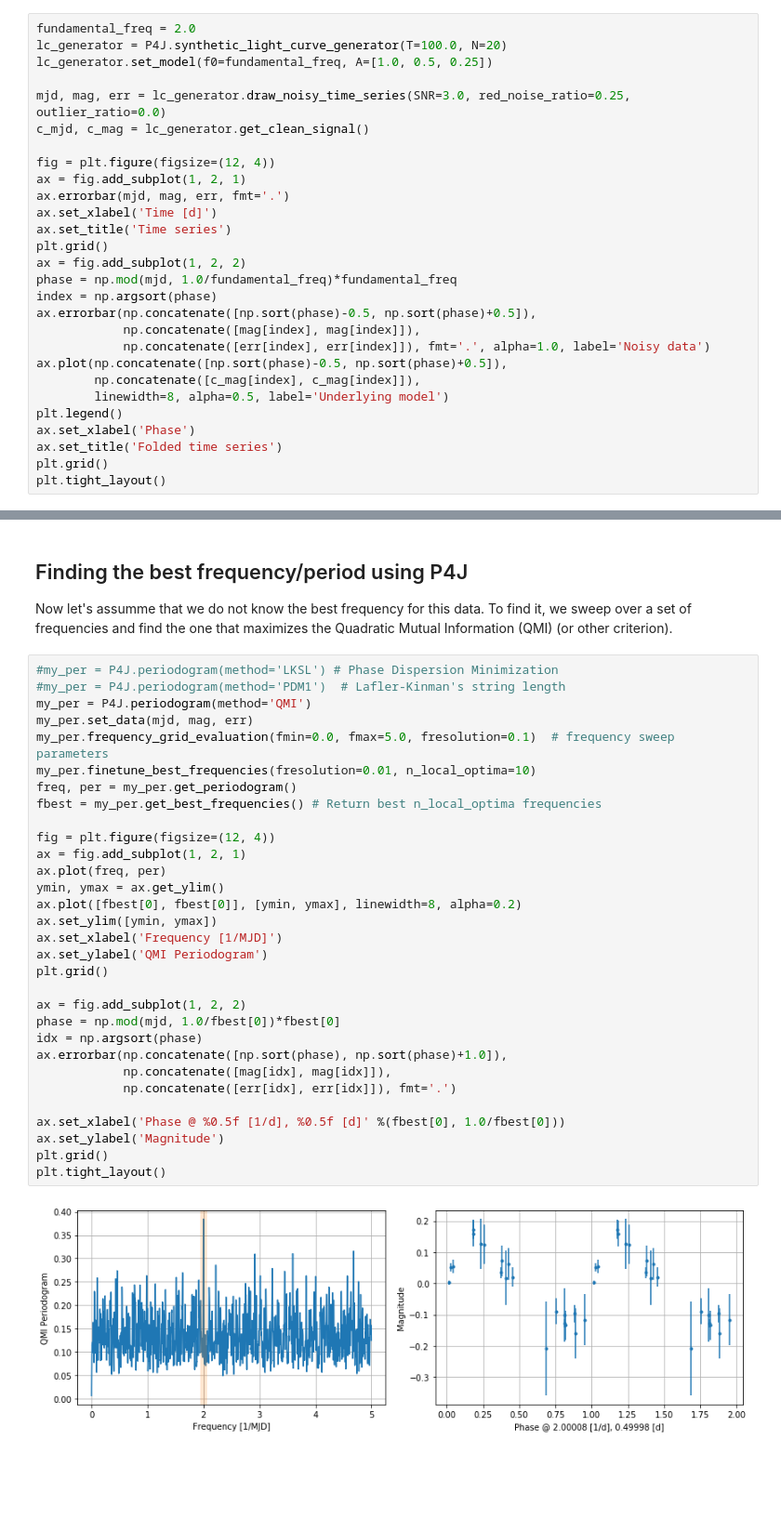
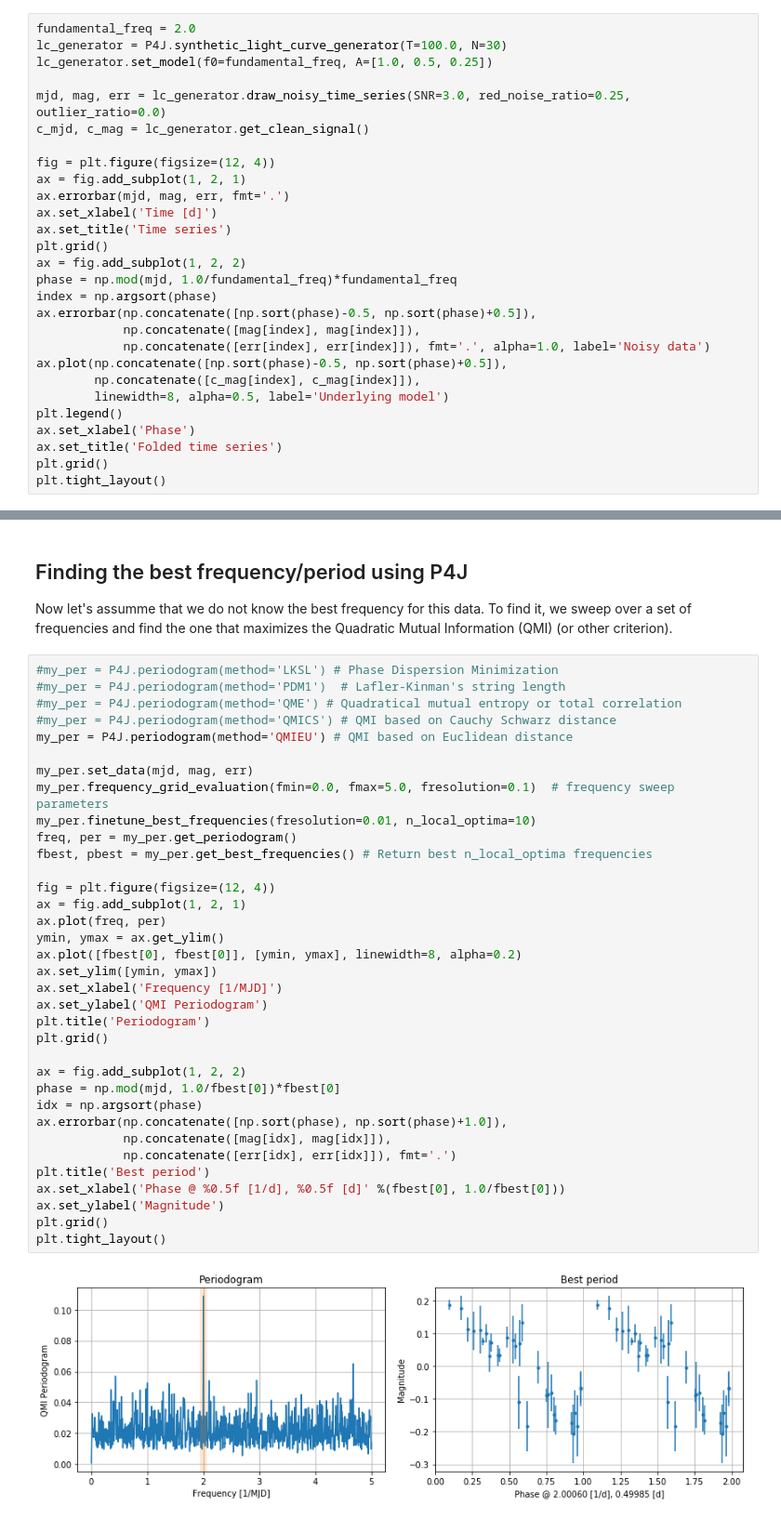
Before and after one commit to phuijse/P4J, a Jupyter notebook: examples/periodogram_demo.ipynb, the cells around one changed output, grey strips where cells are left out. Shown at 93% size. Saved outputs shown, nothing was run; the diff lists cells and outputs as text; blank space fills up the shorter version.

```diff
--- a/examples/periodogram_demo.ipynb
+++ b/examples/periodogram_demo.ipynb
@@ -13,7 +13,7 @@ import P4J
 We create an irregulary sampled time series using a harmonic model composed of three sine waves with an specified Signal to Noise Ratio SNR)
 # %%
 fundamental_freq = 2.0
-lc_generator = P4J.synthetic_light_curve_generator(T=100.0, N=20)
+lc_generator = P4J.synthetic_light_curve_generator(T=100.0, N=30)
 lc_generator.set_model(f0=fundamental_freq, A=[1.0, 0.5, 0.25])
 
 mjd, mag, err = lc_generator.draw_noisy_time_series(SNR=3.0, red_noise_ratio=0.25, outlier_ratio=0.0)
@@ -48,33 +48,37 @@ Now let's assumme that we do not know the best frequency for this data. To find
 # %%
 #my_per = P4J.periodogram(method='LKSL') # Phase Dispersion Minimization
 #my_per = P4J.periodogram(method='PDM1')  # Lafler-Kinman's string length
-my_per = P4J.periodogram(method='QMI')
+#my_per = P4J.periodogram(method='QME') # Quadratical mutual entropy or total correlation
+#my_per = P4J.periodogram(method='QMICS') # QMI based on Cauchy Schwarz distance
+my_per = P4J.periodogram(method='QMIEU') # QMI based on Euclidean distance
+
 my_per.set_data(mjd, mag, err)
 my_per.frequency_grid_evaluation(fmin=0.0, fmax=5.0, fresolution=0.1)  # frequency sweep parameters
 my_per.finetune_best_frequencies(fresolution=0.01, n_local_optima=10)
 freq, per = my_per.get_periodogram()
-fbest = my_per.get_best_frequencies() # Return best n_local_optima frequencies
+fbest, pbest = my_per.get_best_frequencies() # Return best n_local_optima frequencies
 
 fig = plt.figure(figsize=(12, 4))
 ax = fig.add_subplot(1, 2, 1)
 ax.plot(freq, per)
 ymin, ymax = ax.get_ylim()
 ax.plot([fbest[0], fbest[0]], [ymin, ymax], linewidth=8, alpha=0.2)
 ax.set_ylim([ymin, ymax])
 ax.set_xlabel('Frequency [1/MJD]')
 ax.set_ylabel('QMI Periodogram')
+plt.title('Periodogram')
 plt.grid()
 
 ax = fig.add_subplot(1, 2, 2)
 phase = np.mod(mjd, 1.0/fbest[0])*fbest[0]
 idx = np.argsort(phase)
 ax.errorbar(np.concatenate([np.sort(phase), np.sort(phase)+1.0]),
             np.concatenate([mag[idx], mag[idx]]),
             np.concatenate([err[idx], err[idx]]), fmt='.')
-
+plt.title('Best period')
 ax.set_xlabel('Phase @ %0.5f [1/d], %0.5f [d]' %(fbest[0], 1.0/fbest[0]))
 ax.set_ylabel('Magnitude')
 plt.grid()
 plt.tight_layout()
 # %% [output]
-[figure, old version]
+[figure, new version]
```
Also changed, not shown: parts of 1 cell of this notebook.
